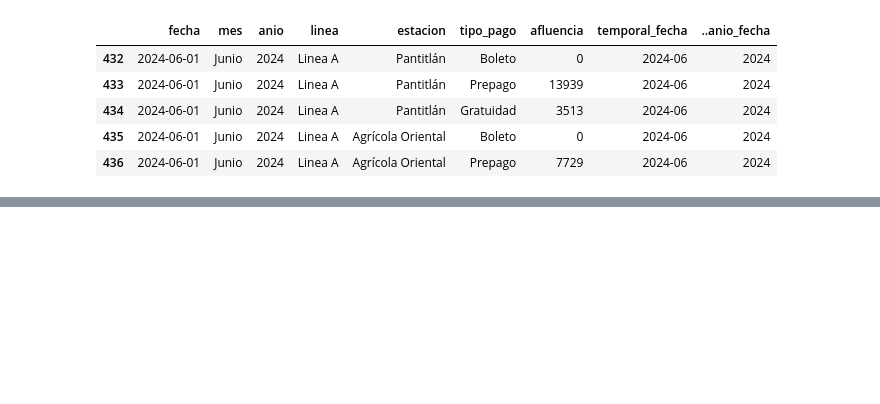
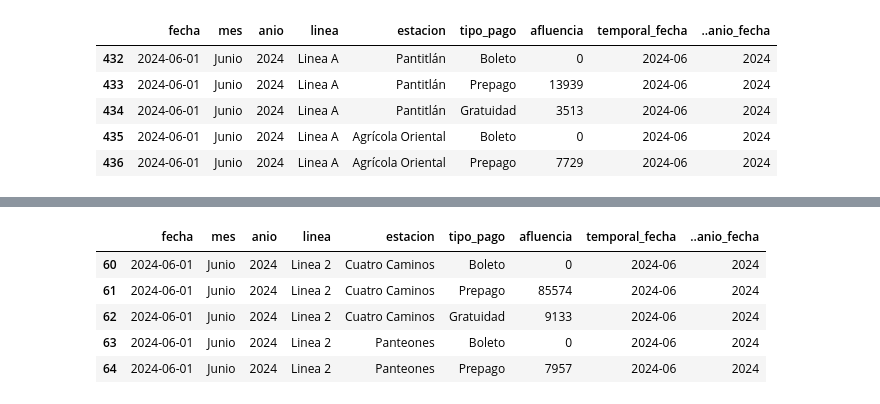
Before and after one commit to ex-seb/web_app, a Jupyter notebook: notebooks/EDA.ipynb, the cells around one changed output, grey strips where cells are left out. Saved outputs shown, nothing was run; the diff lists cells and outputs as text; code cells hidden in the pictures; blank space fills up the shorter version.

```diff
--- a/notebooks/EDA.ipynb
+++ b/notebooks/EDA.ipynb
@@ -66,0 +84,10 @@ fig.show()
+# %%
+linea_2 = df[df['linea'] =='Linea 2']
+linea_2.head()
+# %% [output]
+|  | fecha | mes | anio | linea | estacion | tipo_pago | afluencia | temporal_fecha | ..anio_fecha |
+| 60 | 2024-06-01 | Junio | 2024 | Linea 2 | Cuatro Caminos | Boleto | 0 | 2024-06 | 2024 |
+| 61 | 2024-06-01 | Junio | 2024 | Linea 2 | Cuatro Caminos | Prepago | 85574 | 2024-06 | 2024 |
+| 62 | 2024-06-01 | Junio | 2024 | Linea 2 | Cuatro Caminos | Gratuidad | 9133 | 2024-06 | 2024 |
+| 63 | 2024-06-01 | Junio | 2024 | Linea 2 | Panteones | Boleto | 0 | 2024-06 | 2024 |
+| 64 | 2024-06-01 | Junio | 2024 | Linea 2 | Panteones | Prepago | 7957 | 2024-06 | 2024 |
```
Also changed, not shown: parts of 22 cells of this notebook, 2 other files.
